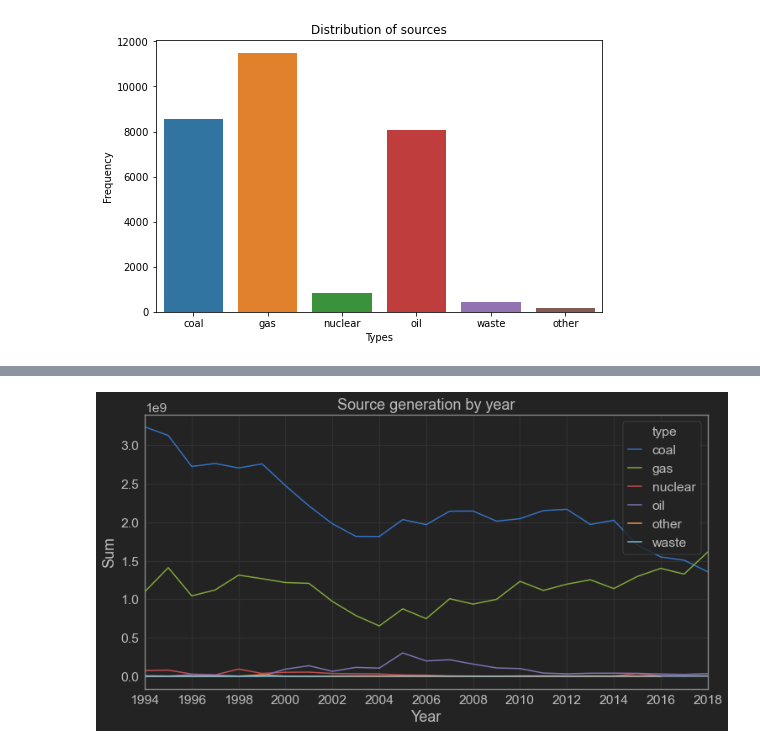
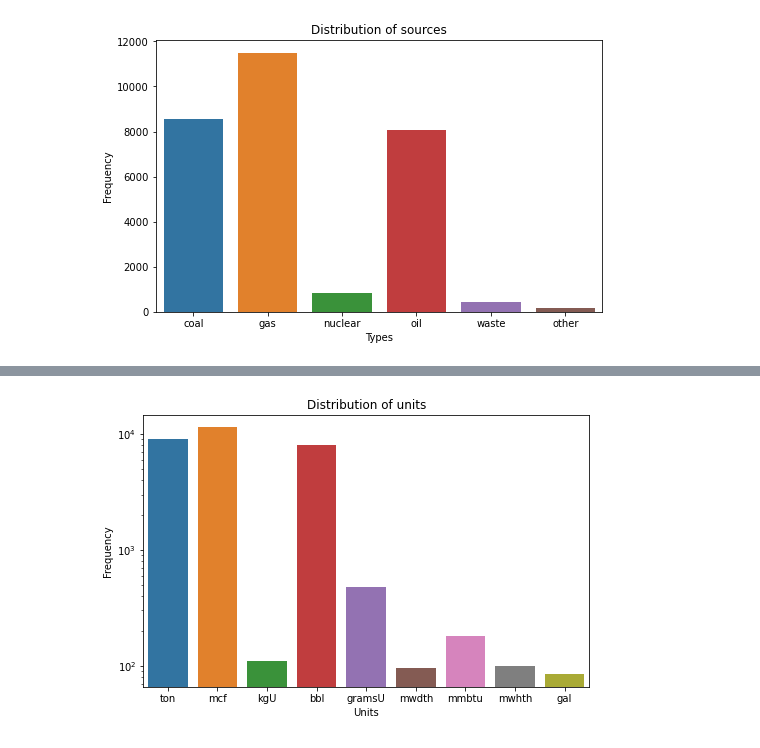
Before and after one commit to omotayo-alade/ham20-internship, a Jupyter notebook: stage1/explore-Copy1.ipynb, the cells around one changed output, grey strips where cells are left out. Saved outputs shown, nothing was run; the diff lists cells and outputs as text; code cells hidden in the pictures.

```diff
--- a/stage1/explore-Copy1.ipynb
+++ b/stage1/explore-Copy1.ipynb
@@ -230,17 +219,13 @@ plt.show()
-# %%
-gen = df.groupby(['year', 'type']).agg({'total_energy':'sum'})
-gen.reset_index(inplace=True)
-fig, ax = plt.subplots(figsize=(12,6))
-ax = sns.lineplot(x='year', y='total_energy', hue='type', data=gen)
-ax.set_title('Source generation by year')
-ax.set_xlabel('Year')
-ax.set_ylabel('Sum')
-ax.set_xlim(1994,2018)
-plt.xticks(np.arange(1994, 2018+1, 2))
-ax.legend(loc='upper right', handlelength=1)
-plt.show()
-# %% [output]
-[figure, removed]
+# %%
+fig, ax = plt.subplots(figsize=(8,5))
+ax = sns.countplot(df['unit'])
+ax.set_title('Distribution of units')
+ax.set_xlabel('Units')
+ax.set_ylabel('Frequency')
+ax.set_yscale('log')
+plt.show()
+# %% [output]
+[figure, added]
 # %%
 jtplot.style(theme='monokai', context='notebook', fscale=1.5, spines=True)
 # %%
```
Also changed, not shown: parts of 30 cells of this notebook.
